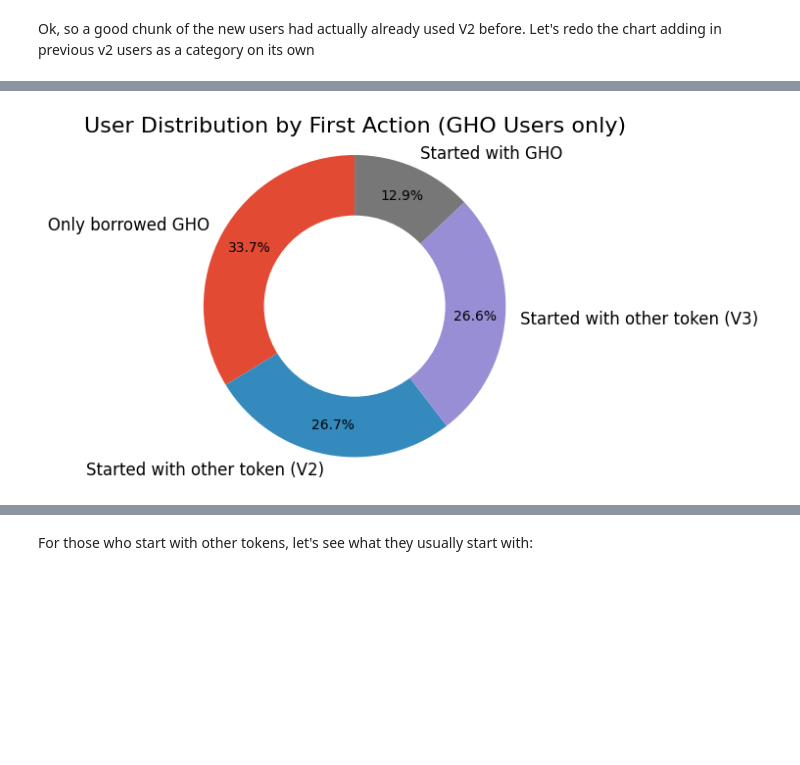
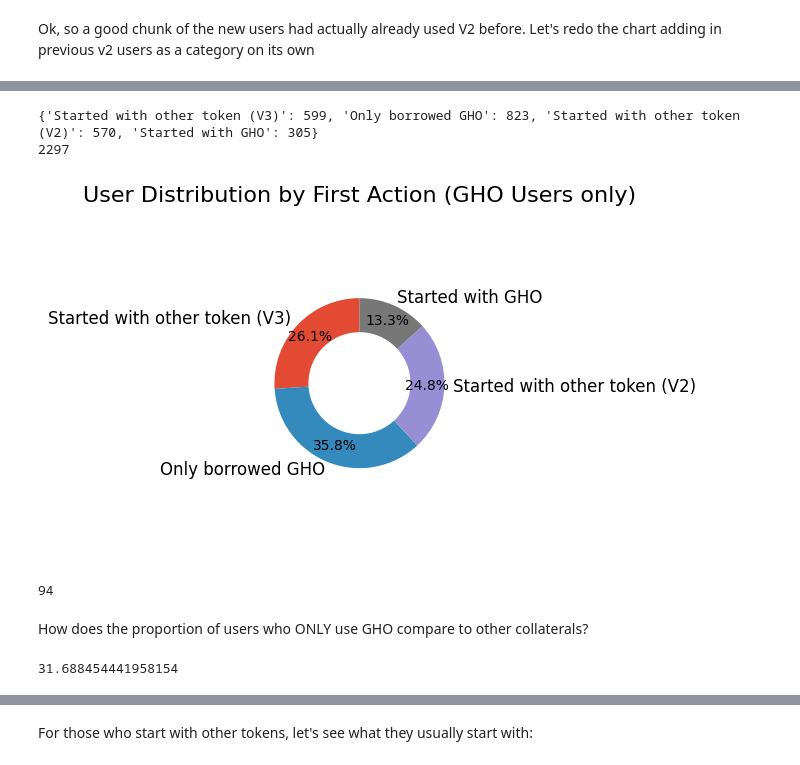
Before and after one commit to benber86/gho_users, a Jupyter notebook: User Mints.ipynb, the cells around one changed output, grey strips where cells are left out. Drawn from its saved outputs; the diff is of its cells as text; code cells hidden in the pictures; blank space fills up the shorter version.

```diff
--- a/User Mints.ipynb
+++ b/User Mints.ipynb
@@ -237,5 +241,9 @@ plt.show()
 # %%
 gho_user_type = {}
+v2_dict = {v['id']: v for v in v2_data}
+gho_only_borrows = []
+gho_new_users = []
+
 for history in histories:
     for entry in data:
         if get_gho_usage(entry, history):
@@ -243,34 +251,41 @@ for history in histories:
             user_ordered_tx = sorted([c for c in entry[history]], key=lambda x: x['timestamp'])
             if len(user_gho_transactions) == 0:
                 gho_user_type[entry['id']] = "Never borrowed GHO"
-            elif entry['id'] in v2_users:
+            elif (entry['id'] in v2_users) and len(v2_dict[entry['id']][history]) > 0:
                 gho_user_type[entry['id']] = "Started with other token (V2)"
             elif len(user_gho_transactions) == len(user_ordered_tx):
                 gho_user_type[entry['id']] = "Only borrowed GHO"
+                gho_only_borrows += (user_ordered_tx)
+                gho_new_users.append(entry['id'])
             elif user_ordered_tx[0]['reserve']['symbol'] == 'GHO':
                 gho_user_type[entry['id']] = "Started with GHO"
+                gho_new_users.append(entry['id'])
             else:
                 gho_user_type[entry['id']] = "Started with other token (V3)"
 
 user_type_counts = {type: list(gho_user_type.values()).count(type) for type in set(gho_user_type.values())}
 total_users = sum(user_type_counts.values())
+print(user_type_counts)
+print(total_users)
 
 labels = list(user_type_counts.keys())
 sizes = [count / total_users * 100 for count in user_type_counts.values()]
 
 fig, ax = plt.subplots(figsize=(6, 4))
 wedges, texts, autotexts = ax.pie(sizes, labels=labels, autopct='%1.1f%%', startangle=90, pctdistance=0.8)
 
 centre_circle = plt.Circle((0, 0), 0.60, fc='white')
 fig.gca().add_artist(centre_circle)
 
 ax.axis('equal')
 plt.title("User Distribution by First Action (GHO Users only)", fontsize=16)
 
 plt.setp(autotexts, size=10)
 plt.setp(texts, size=12)
 
 plt.tight_layout()
 plt.show()
 # %% [output]
+{'Started with other token (V3)': 599, 'Only borrowed GHO': 823, 'Started with other token (V2)': 570, 'Started with GHO': 305}
+2297
-[figure, old version]
+[figure, new version]
@@ -276,0 +295,6 @@ plt.show()
+# %%
+len(set([_['caller']['id'] for _ in gho_only_borrows]) & set(v2_users))
+# %% [output]
+94
+# %% [markdown]
+How does the proportion of users who ONLY use GHO compare to other collaterals?
@@ -276,0 +308,4 @@ plt.show()
+# %%
+single_product_users / len(data) * 100
+# %% [output]
+31.688454441958154
```
Also changed, not shown: parts of 12 cells of this notebook, 3 other files.
